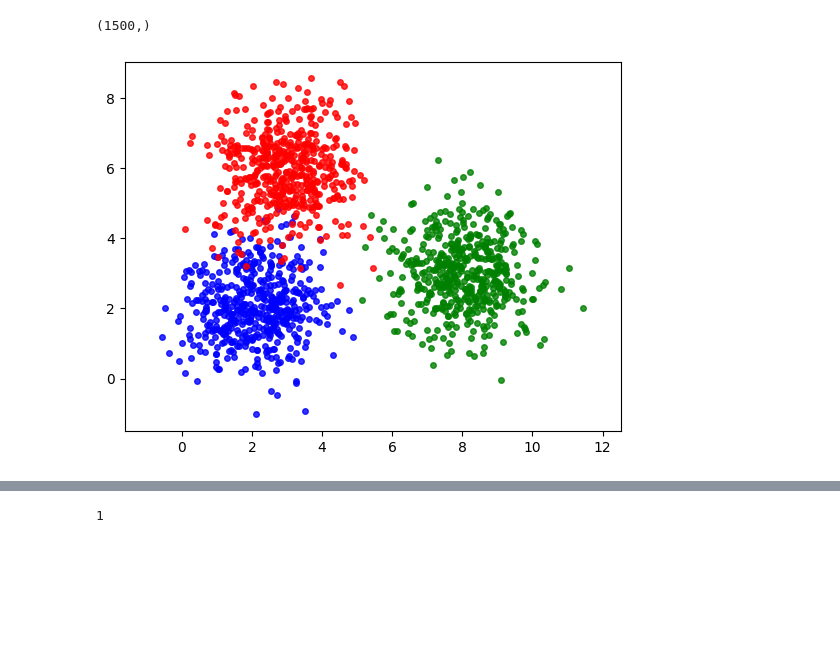
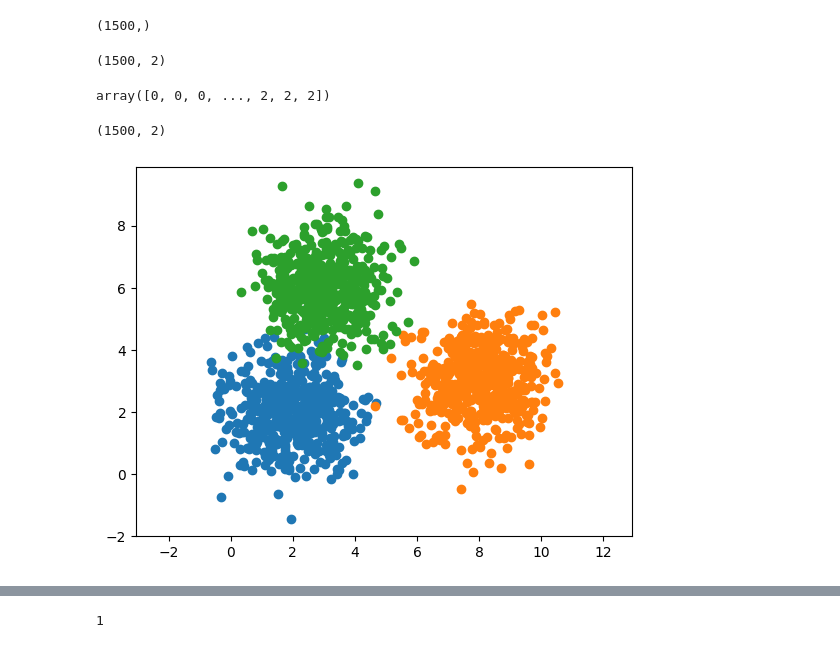
Before and after one commit to mikeethanh/machineLearning, a Jupyter notebook: UnsupervisedLearning/K-meansClustering/Example1/example1.ipynb, the cells around one changed output, grey strips where cells are left out. Drawn from its saved outputs; the diff is of its cells as text; code cells hidden in the pictures; blank space fills up the shorter version.

```diff
--- a/UnsupervisedLearning/K-meansClustering/Example1/example1.ipynb
+++ b/UnsupervisedLearning/K-meansClustering/Example1/example1.ipynb
@@ -17,20 +17,33 @@ original_label = np.asarray([0]*N + [1]*N+[2]*N).T
 original_label.shape
 # %% [output]
 (1500,)
+# %%
+X.shape
+# %% [output]
+(1500, 2)
+# %%
+original_label
+# %% [output]
+array([0, 0, 0, ..., 2, 2, 2])
+# %%
+X.shape
+# %% [output]
+(1500, 2)
 # %%
+# Khi áp dụng np.amax() cho một mảng, nó trả về giá trị lớn nhất trong mảng đó.
 def KmeansDisplay(X,label):
     K = np.amax(label)+1
     X0 =X[label == 0,:]
     X1 =X[label == 1,:]
     X2 =X[label == 2,:]
 
-plt.plot(x0[:,0],x0[:,1],'bo',markersize = 4,alpha = 0.8)
-plt.plot(x1[:,0],x1[:,1],'go',markersize = 4,alpha = 0.8)
-plt.plot(x2[:,0],x2[:,1],'ro',markersize = 4,alpha = 0.8)
+plt.scatter(x0[:,0],x0[:,1])
+plt.scatter(x1[:,0],x1[:,1])
+plt.scatter(x2[:,0],x2[:,1])
 plt.axis('equal')
 plt.show()
 # %% [output]
-[figure, old version]
+[figure, new version]
 # %%
 KmeansDisplay(X,original_label)
 # %%
```
Also changed, not shown: parts of 5 cells of this notebook, 3 other files.
